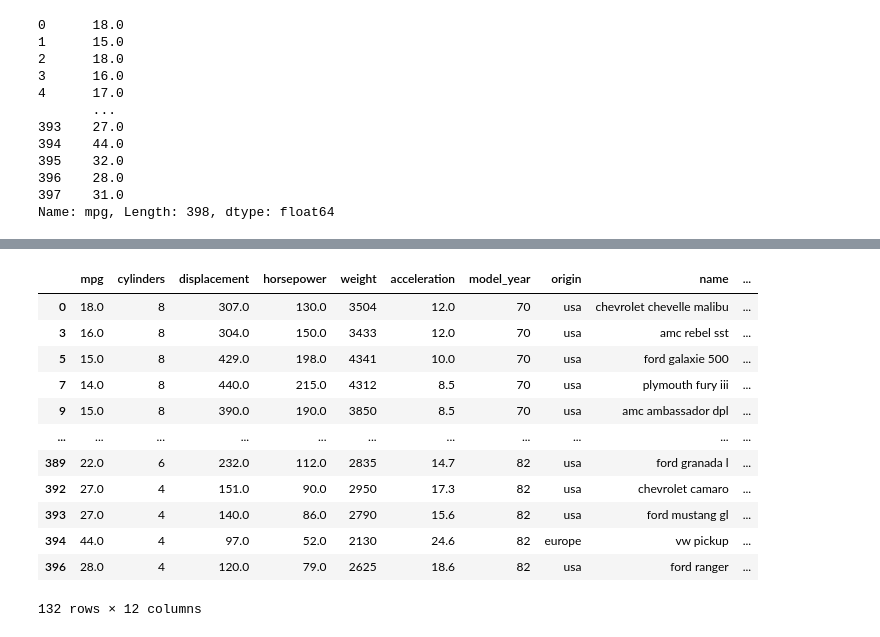
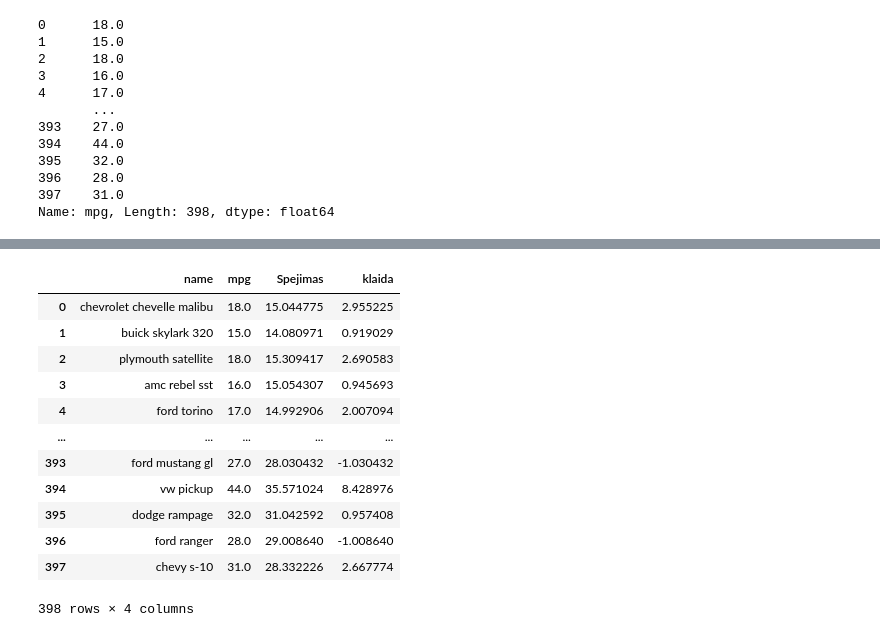
Before and after one commit to infohata/ptu1-advanced-math, a Jupyter notebook: ptu1_ml_lreg.ipynb, the cells around one changed output, grey strips where cells are left out. Saved outputs shown, nothing was run; the diff lists cells and outputs as text; code cells hidden in the pictures.

```diff
--- a/ptu1_ml_lreg.ipynb
+++ b/ptu1_ml_lreg.ipynb
@@ -166,5 +151,5 @@ x_test
 # %%
 from sklearn.linear_model import LinearRegression
 # %%
-reg = LinearRegression().fit(x_train, y_train)
-reg
+reg = LinearRegression().fit(x, y)
+# reg
@@ -173,4 +161,4 @@ LinearRegression()
 # %%
-prediction = reg.predict(x_test)
+prediction = reg.predict(x)
 prediction
 # %% [output]
@@ -210,5 +198,5 @@ Name: Spejimas, Length: 132, dtype: float64
 # %%
-rezultatas = pd.concat([y_test.reset_index(), spejimai], axis=1)
+rezultatas = pd.concat([y.reset_index(), spejimai], axis=1)
 rezultatas
 # %% [output]
 |  | index | mpg | Spejimas |
@@ -253,2 +240,0 @@ sns.histplot(rezultatas['klaida'])
-# %%
-rezultatas.set_index('index')
@@ -279,17 +241,17 @@ mpg.tail()
 # %%
-su_pavadinimais = pd.concat([mpg, rezultatas.set_index('index')], axis=1)
+su_pavadinimais = pd.concat([mpg['name'], rezultatas.set_index('index')], axis=1)
 su_pavadinimais[su_pavadinimais['Spejimas'].notna()]
 # %% [output]
-|  | mpg | cylinders | displacement | horsepower | weight | acceleration | model_year | origin | name | ... |
-| 0 | 18.0 | 8 | 307.0 | 130.0 | 3504 | 12.0 | 70 | usa | chevrolet chevelle malibu | ... |
-| 3 | 16.0 | 8 | 304.0 | 150.0 | 3433 | 12.0 | 70 | usa | amc rebel sst | ... |
-| 5 | 15.0 | 8 | 429.0 | 198.0 | 4341 | 10.0 | 70 | usa | ford galaxie 500 | ... |
-| 7 | 14.0 | 8 | 440.0 | 215.0 | 4312 | 8.5 | 70 | usa | plymouth fury iii | ... |
-| 9 | 15.0 | 8 | 390.0 | 190.0 | 3850 | 8.5 | 70 | usa | amc ambassador dpl | ... |
-| ... | ... | ... | ... | ... | ... | ... | ... | ... | ... | ... |
-| 389 | 22.0 | 6 | 232.0 | 112.0 | 2835 | 14.7 | 82 | usa | ford granada l | ... |
-| 392 | 27.0 | 4 | 151.0 | 90.0 | 2950 | 17.3 | 82 | usa | chevrolet camaro | ... |
-| 393 | 27.0 | 4 | 140.0 | 86.0 | 2790 | 15.6 | 82 | usa | ford mustang gl | ... |
-| 394 | 44.0 | 4 | 97.0 | 52.0 | 2130 | 24.6 | 82 | europe | vw pickup | ... |
-| 396 | 28.0 | 4 | 120.0 | 79.0 | 2625 | 18.6 | 82 | usa | ford ranger | ... |
+|  | name | mpg | Spejimas | klaida |
+| 0 | chevrolet chevelle malibu | 18.0 | 15.044775 | 2.955225 |
+| 1 | buick skylark 320 | 15.0 | 14.080971 | 0.919029 |
+| 2 | plymouth satellite | 18.0 | 15.309417 | 2.690583 |
+| 3 | amc rebel sst | 16.0 | 15.054307 | 0.945693 |
+| 4 | ford torino | 17.0 | 14.992906 | 2.007094 |
+| ... | ... | ... | ... | ... |
+| 393 | ford mustang gl | 27.0 | 28.030432 | -1.030432 |
+| 394 | vw pickup | 44.0 | 35.571024 | 8.428976 |
+| 395 | dodge rampage | 32.0 | 31.042592 | 0.957408 |
+| 396 | ford ranger | 28.0 | 29.008640 | -1.008640 |
+| 397 | chevy s-10 | 31.0 | 28.332226 | 2.667774 |
-132 rows × 12 columns
+398 rows × 4 columns
```
Also changed, not shown: parts of 12 cells of this notebook, 2 other files.
